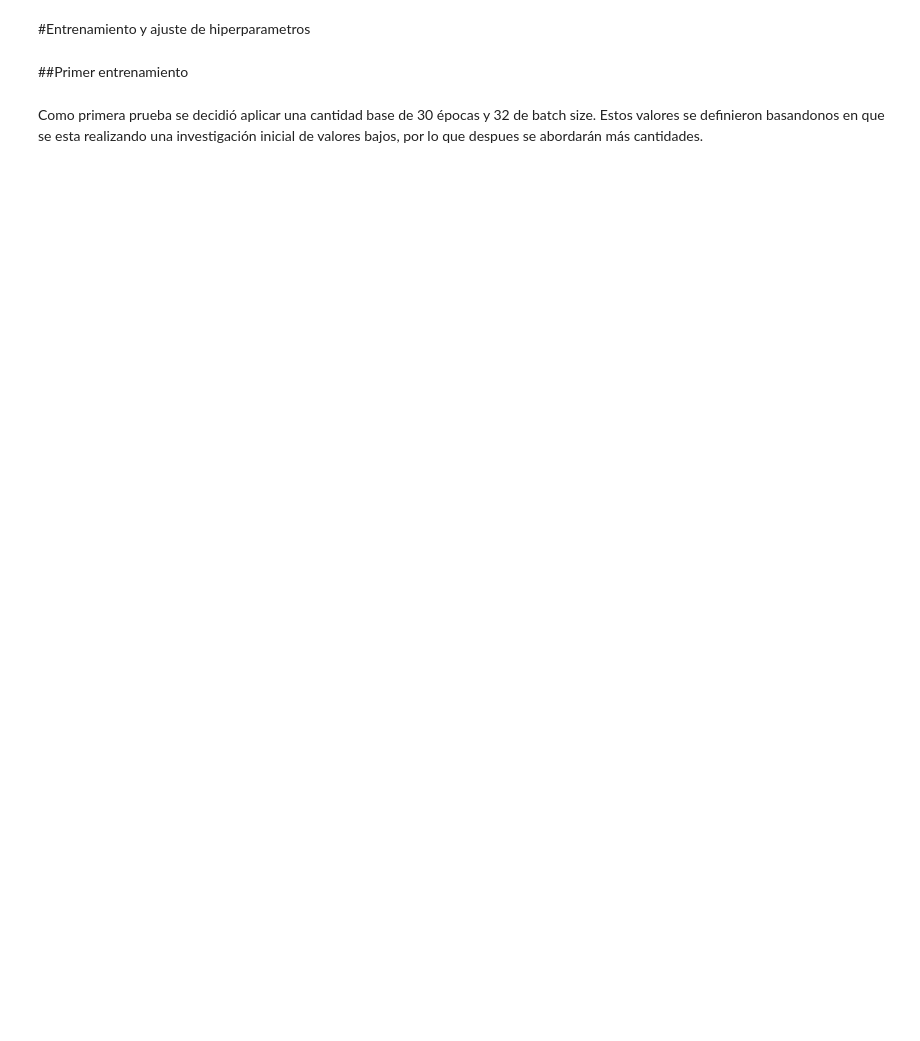
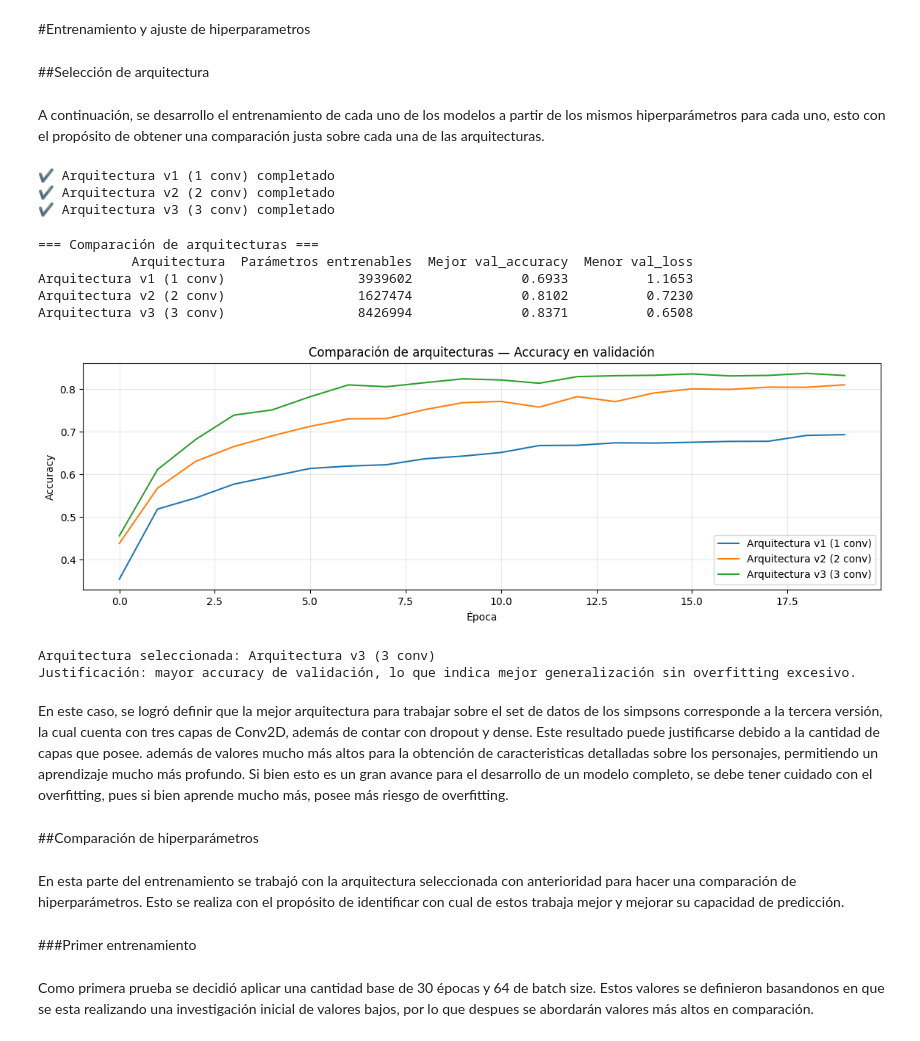
Before and after one commit to Albedofan69420/SIMPSONS-CNN, a Jupyter notebook: Evaluación2_deep_learning.ipynb, the cells around one changed output. Saved outputs shown, nothing was run; the diff lists cells and outputs as text; code cells hidden in the pictures; blank space fills up the shorter version.

```diff
--- a/Evaluación2_deep_learning.ipynb
+++ b/Evaluación2_deep_learning.ipynb
@@ -253,9 +252,85 @@ Model: "sequential"
 # %% [markdown]
 #Entrenamiento y ajuste de hiperparametros
+# %% [markdown]
+##Selección de arquitectura
+# %% [markdown]
+A continuación, se desarrollo el entrenamiento de cada uno de los modelos a partir de los mismos hiperparámetros para cada uno, esto con el propósito de obtener una comparación justa sobre cada una de las arquitecturas.
+# %%
+arquitecturas = {
+    'Arquitectura v1 (1 conv)': create_model_v1,
+    'Arquitectura v2 (2 conv)': create_model_v2,
+    'Arquitectura v3 (3 conv)': create_model_v3,
+}
+
+resultados_arq = []
+histories_arq = {}
+
+for nombre, constructor in arquitecturas.items():
+    np.random.seed(42)
+    tf.random.set_seed(42)
+    m = constructor()
+    hist = m.fit(X_train, Y_train,
+                 epochs=20,
+                 batch_size=64,
+                 validation_data=(X_val, Y_val),
+                 verbose=0)
+    histories_arq[nombre] = hist
+    val_acc = max(hist.history['val_accuracy'])
+    val_loss = min(hist.history['val_loss'])
+    num_params = m.count_params()
+    resultados_arq.append({
+        'Arquitectura': nombre,
+        'Parámetros entrenables': num_params,
+        'Mejor val_accuracy': round(val_acc, 4),
+        'Menor val_loss': round(val_loss, 4)
+    })
+    print(f"✔ {nombre} completado")
+# %% [output]
+✔ Arquitectura v1 (1 conv) completado
+✔ Arquitectura v2 (2 conv) completado
+✔ Arquitectura v3 (3 conv) completado
+# %%
+# Tabla comparativa
+df_arq = pd.DataFrame(resultados_arq)
+print("\n=== Comparación de arquitecturas ===")
+print(df_arq.to_string(index=False))
+# %% [output]
+=== Comparación de arquitecturas ===
+            Arquitectura  Parámetros entrenables  Mejor val_accuracy  Menor val_loss
+Arquitectura v1 (1 conv)                 3939602              0.6933          1.1653
+Arquitectura v2 (2 conv)                 1627474              0.8102          0.7230
+Arquitectura v3 (3 conv)                 8426994              0.8371          0.6508
+# %%
+# Gráfico comparativo de val_accuracy entre arquitecturas
+plt.figure(figsize=(14, 4))
+for nombre, hist in histories_arq.items():
+    plt.plot(hist.history['val_accuracy'], label=nombre)
+plt.title('Comparación de arquitecturas — Accuracy en validación')
+plt.xlabel('Época')
+plt.ylabel('Accuracy')
+plt.legend()
+plt.grid(True, alpha=0.3)
+plt.show()
+# %% [output]
+[figure, added]
+# %%
+# Análisis: la arquitectura con mayor val_accuracy es la elegida
+mejor_arq = df_arq.loc[df_arq['Mejor val_accuracy'].idxmax(), 'Arquitectura']
+print(f"\nArquitectura seleccionada: {mejor_arq}")
+print("Justificación: mayor accuracy de validación, lo que indica mejor generalización sin overfitting excesivo.")
+# %% [output]
+Arquitectura seleccionada: Arquitectura v3 (3 conv)
+Justificación: mayor accuracy de validación, lo que indica mejor generalización sin overfitting excesivo.
+# %% [markdown]
+En este caso, se logró definir que la mejor arquitectura para trabajar sobre el set de datos de los simpsons corresponde a la tercera versión, la cual cuenta con tres capas de Conv2D, además de contar con dropout y dense. Este resultado puede justificarse debido a la cantidad de capas que posee. además de valores mucho más altos para la obtención de caracteristicas detalladas sobre los personajes, permitiendo un aprendizaje mucho más profundo. Si bien esto es un gran avance para el desarrollo de un modelo completo, se debe tener cuidado con el overfitting, pues si bien aprende mucho más, posee más riesgo de overfitting.
+# %% [markdown]
+##Comparación de hiperparámetros
+# %% [markdown]
+En esta parte del entrenamiento se trabajó con la arquitectura seleccionada con anterioridad para hacer una comparación de hiperparámetros. Esto se realiza con el propósito de identificar con cual de estos trabaja mejor y mejorar su capacidad de predicción.
 # %% [markdown]
-##Primer entrenamiento
+###Primer entrenamiento
 # %% [markdown]
-Como primera prueba se decidió aplicar una cantidad base de 30 épocas y 32 de batch size. Estos valores se definieron basandonos en que se esta realizando una investigación inicial de valores bajos, por lo que despues se abordarán más cantidades.
+Como primera prueba se decidió aplicar una cantidad base de 30 épocas y 64 de batch size. Estos valores se definieron basandonos en que se esta realizando una investigación inicial de valores bajos, por lo que despues se abordarán valores más altos en comparación.
 # %%
 np.random.seed(30)
 tf.random.set_seed(30)
```
Also changed, not shown: parts of 42 cells of this notebook.
